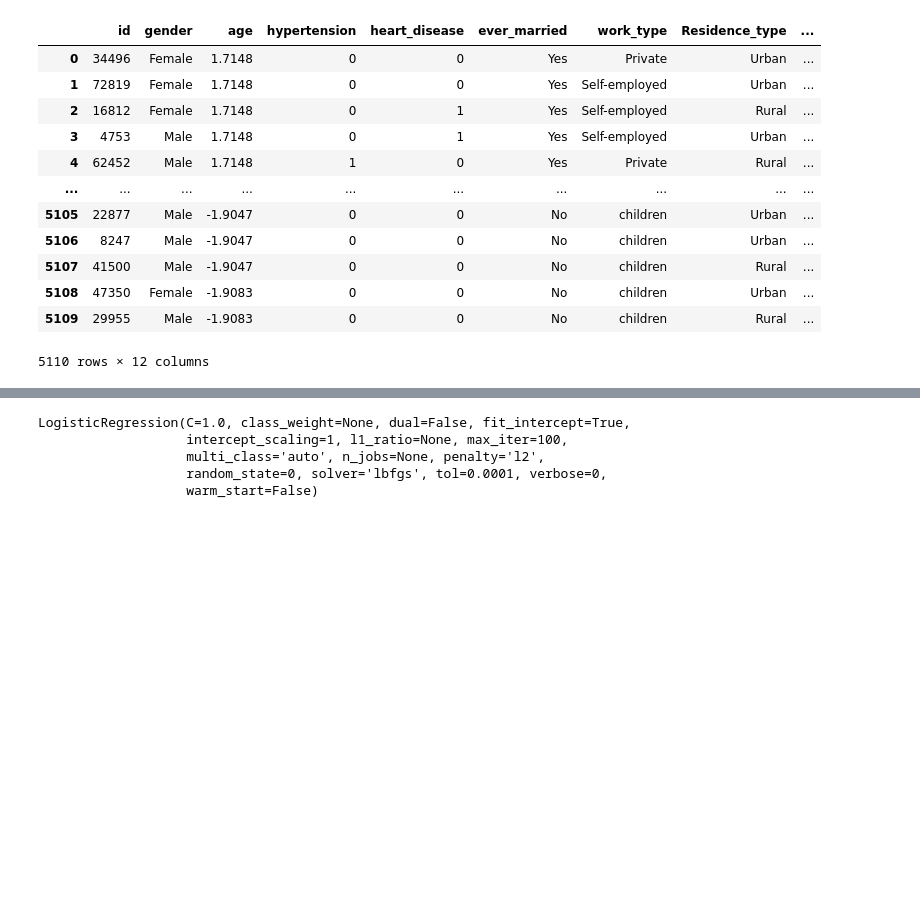
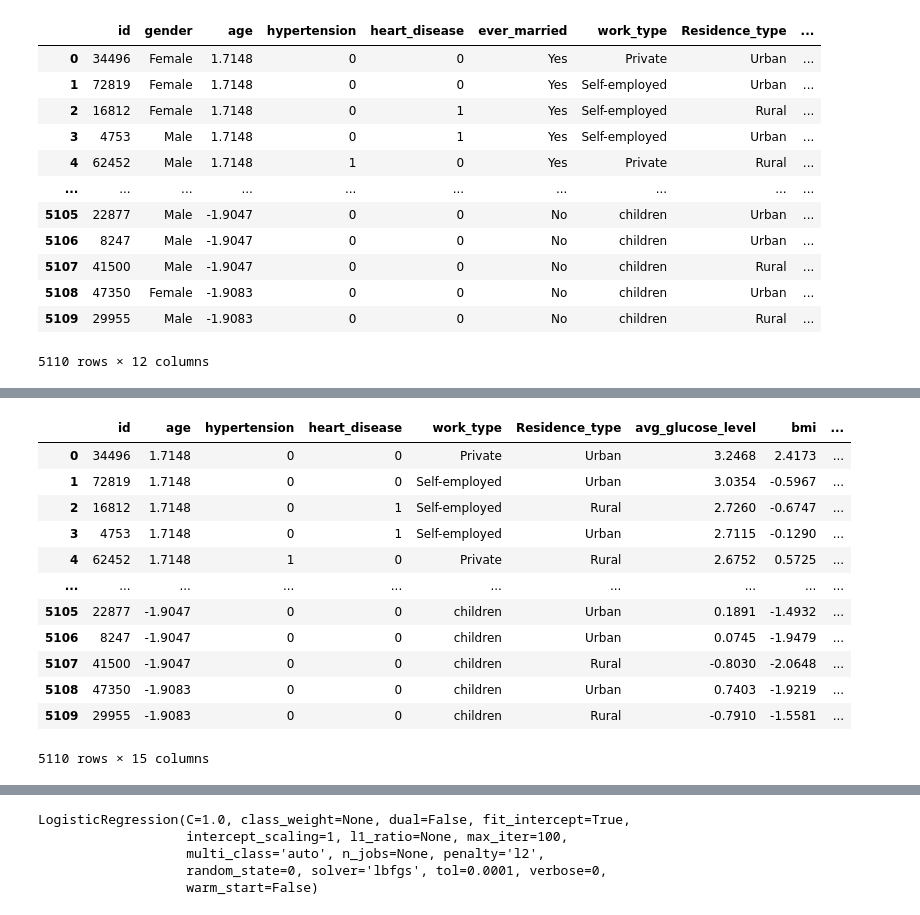
Before and after one commit to ViaKepesi/kaggle_healthcare_dataset_stroke_data, a Jupyter notebook: kaggle_stroke.ipynb, the cells around one changed output, grey strips where cells are left out. Saved outputs shown, nothing was run; the diff lists cells and outputs as text; code cells hidden in the pictures; blank space fills up the shorter version.

```diff
--- a/kaggle_stroke.ipynb
+++ b/kaggle_stroke.ipynb
@@ -237,0 +235,6 @@ dtype: int64
+# %%
+data['gender_female']=pd.get_dummies(data.gender)['Female']
+data['gender_male']=pd.get_dummies(data.gender)['Male']
+data['gender_other']=pd.get_dummies(data.gender)['Other']
+del  data['gender']
+data
@@ -237,0 +271,19 @@ dtype: int64
+# %%
+data['married']=pd.get_dummies(data.ever_married)['Yes']
+data['single']=pd.get_dummies(data.ever_married)['No']
+del data['ever_married']
+data
+# %% [output]
+|  | id | age | hypertension | heart_disease | work_type | Residence_type | avg_glucose_level | bmi | ... |
+| 0 | 34496 | 1.7148 | 0 | 0 | Private | Urban | 3.2468 | 2.4173 | ... |
+| 1 | 72819 | 1.7148 | 0 | 0 | Self-employed | Urban | 3.0354 | -0.5967 | ... |
+| 2 | 16812 | 1.7148 | 0 | 1 | Self-employed | Rural | 2.7260 | -0.6747 | ... |
+| 3 | 4753 | 1.7148 | 0 | 1 | Self-employed | Urban | 2.7115 | -0.1290 | ... |
+| 4 | 62452 | 1.7148 | 1 | 0 | Private | Rural | 2.6752 | 0.5725 | ... |
+| ... | ... | ... | ... | ... | ... | ... | ... | ... | ... |
+| 5105 | 22877 | -1.9047 | 0 | 0 | children | Urban | 0.1891 | -1.4932 | ... |
+| 5106 | 8247 | -1.9047 | 0 | 0 | children | Urban | 0.0745 | -1.9479 | ... |
+| 5107 | 41500 | -1.9047 | 0 | 0 | children | Rural | -0.8030 | -2.0648 | ... |
+| 5108 | 47350 | -1.9083 | 0 | 0 | children | Urban | 0.7403 | -1.9219 | ... |
+| 5109 | 29955 | -1.9083 | 0 | 0 | children | Rural | -0.7910 | -1.5581 | ... |
+5110 rows × 15 columns
```
Also changed, not shown: parts of 45 cells of this notebook.
